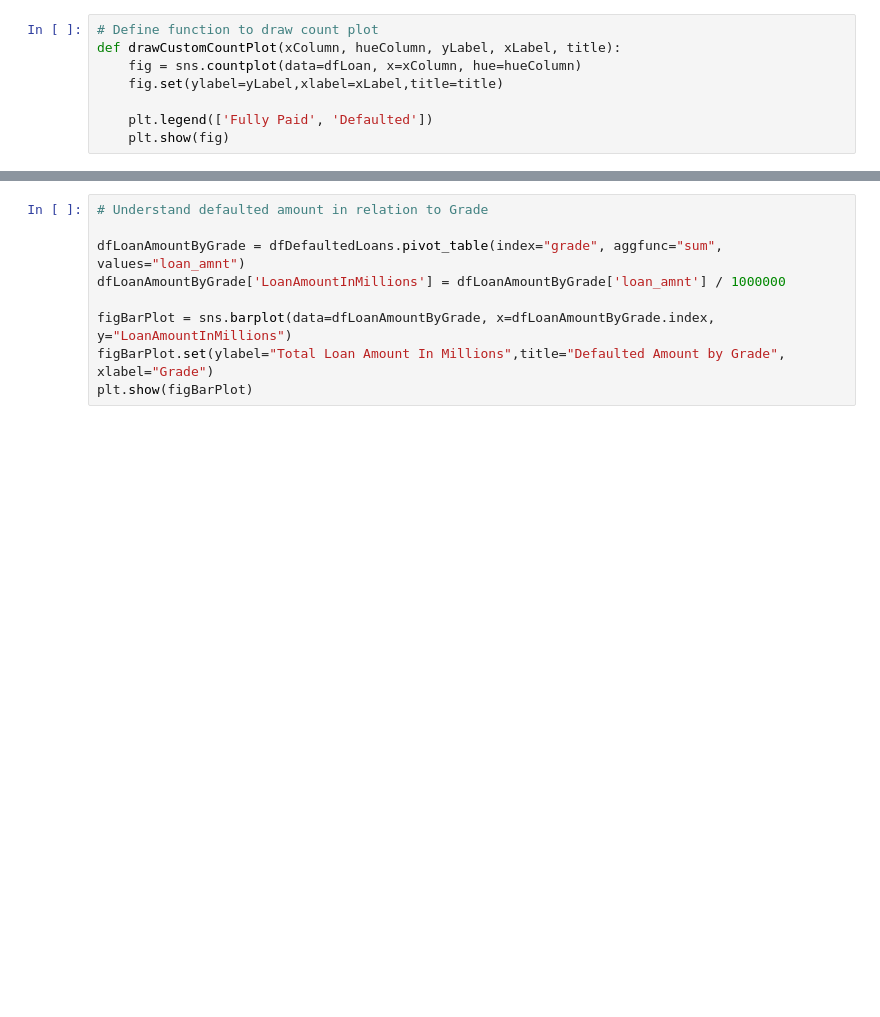
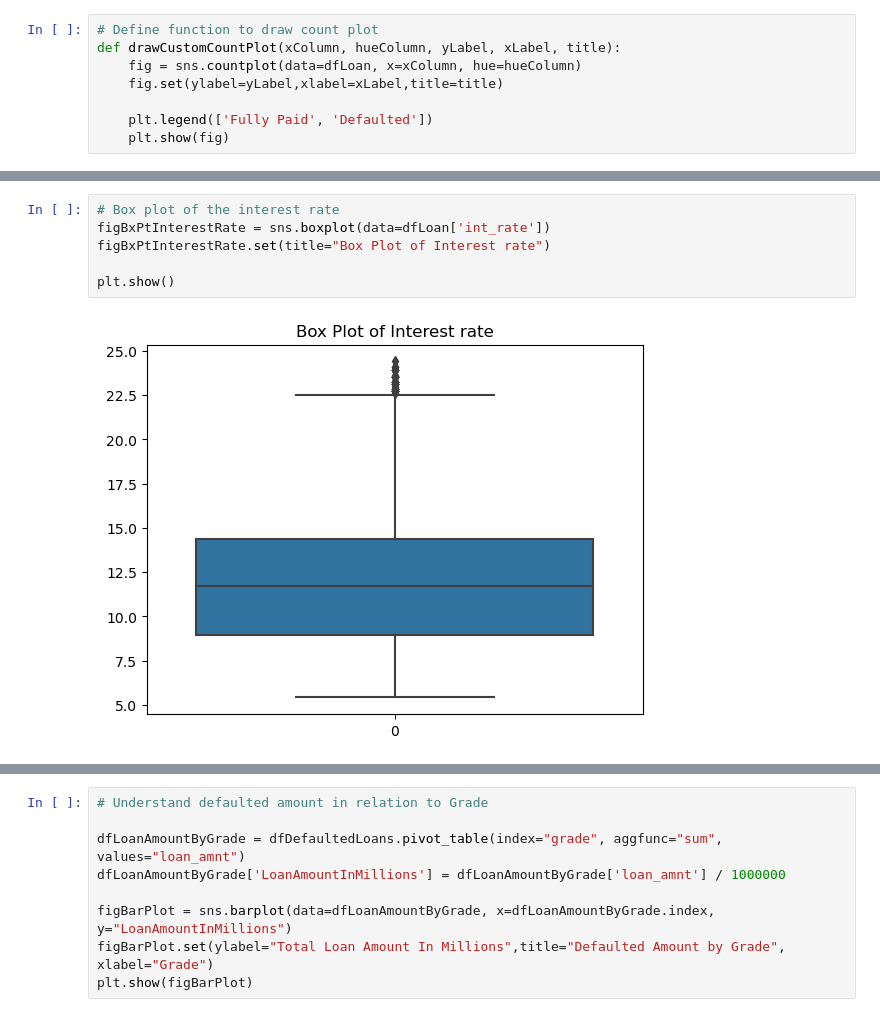
Before and after one commit to ncjanardhan-outlook/ncjpersonal, a Jupyter notebook: lending club_case study.ipynb, the cells around one changed output, grey strips where cells are left out. Cells and saved outputs as stored; diff of their text form; blank space fills up the shorter version.

```diff
--- a/lending club_case study.ipynb
+++ b/lending club_case study.ipynb
@@ -188 +196,9 @@ plt.show()
+# %%
+# Box plot of the interest rate
+figBxPtInterestRate = sns.boxplot(data=dfLoan['int_rate'])
+figBxPtInterestRate.set(title="Box Plot of Interest rate")
+
+plt.show()
+# %% [output]
+[figure, added]
 # %%
```
Also changed, not shown: parts of 8 cells of this notebook.
